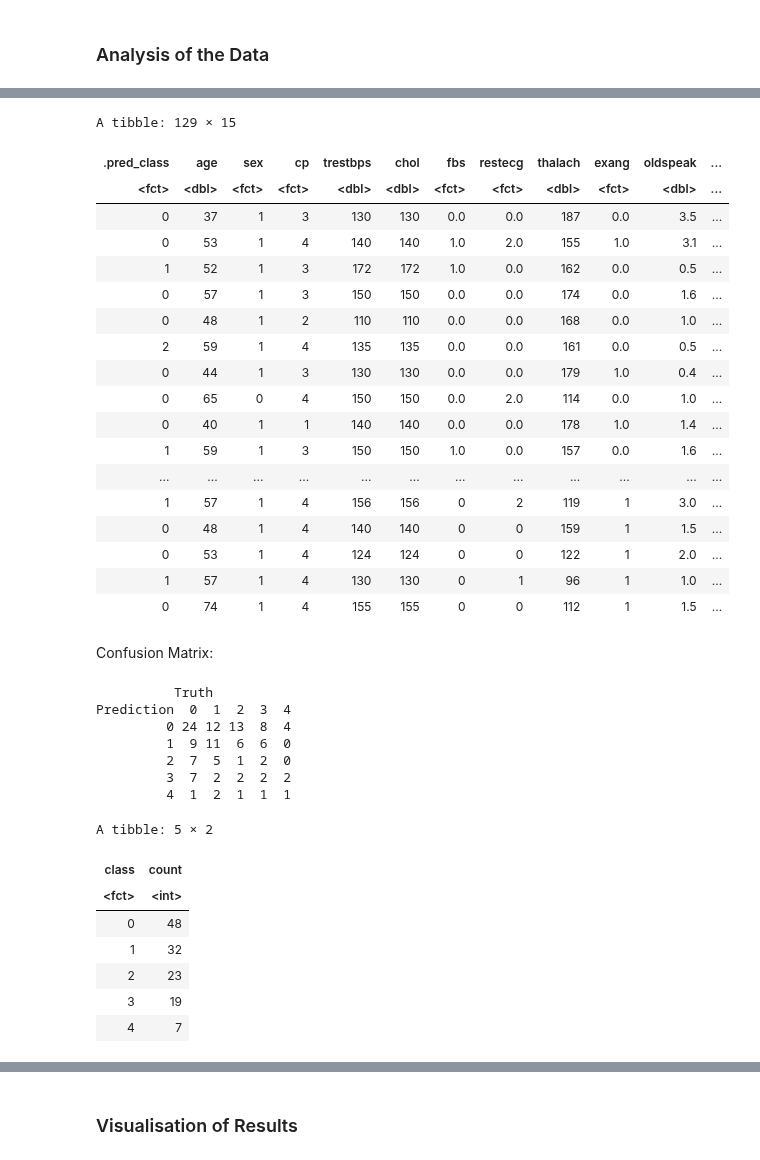
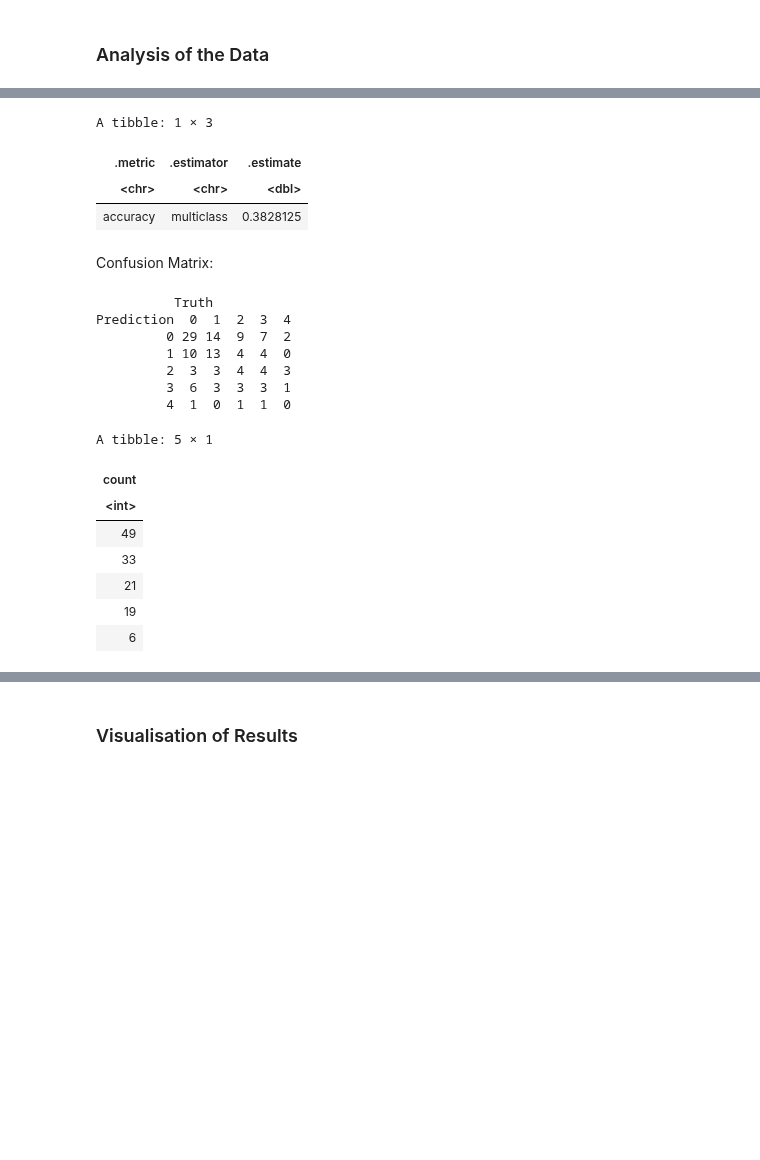
Before and after one commit to sachit-sharma/dsci-100-group-project-group53, a Jupyter notebook: project_report.ipynb, the cells around one changed output, grey strips where cells are left out. Saved outputs shown, nothing was run; the diff lists cells and outputs as text; code cells hidden in the pictures; blank space fills up the shorter version.

```diff
--- a/project_report.ipynb
+++ b/project_report.ipynb
@@ -385,12 +366,11 @@ fs_plot
 # %%
-#Data Preprocessing
 
 #Creating 5 folds for cross validations
 heart_disease_vfold <- vfold_cv(heart_disease_train, v = 5, strata = class)
 
 #Creating the recipe and performing centering, scaling and upsampling.
 
-heart_disease_recipe <- recipe(class ~ trestbps + chol + trestbps + age, data = heart_disease_train) |>
+heart_disease_recipe <- recipe(class ~ thalach + chol + oldspeak + slope, data = heart_disease_train) |>
                         step_center(all_predictors()) |>
                         step_scale(all_predictors())
 
@@ -401,7 +381,7 @@ knn_spec <- nearest_neighbor(weight_func = "rectangular", neighbors = tune()) |>
             set_mode("classification")
 
 #Creating a data frame for k values
-k_vals <- tibble(neighbors = seq(from = 1, to = 15, by = 1))
+k_vals <- tibble(neighbors = seq(from = 1, to = 20, by = 2))
 heart_disease_recipe
 knn_spec
 # %% [output]
@@ -483,7 +441,0 @@ List of 1
-# %%
-#Finding the best k
-best_k <- knn_results  |>
-          arrange(mean) |>
-          tail(1) |>
-          pull(neighbors)
-best_k
@@ -492,49 +446,32 @@ best_k
 # %%
 #Retraining the model with best k
 
 knn_spec_best <- nearest_neighbor(weight_func = 'rectangular', neighbors = best_k) |>
                  set_engine("kknn") |>
                  set_mode("classification")
 
 #Creating the workflow and fitting the model to the training dataset
 knn_fit <- workflow() |>
            add_recipe(heart_disease_recipe) |>
            add_model(knn_spec_best) |>
            fit(data = heart_disease_train)
 
 #making the predictions and
 heart_disease_predictions <- knn_fit |>
                              predict(heart_disease_test) |>
                              bind_cols(heart_disease_test)
 
 #computing the accuracy of the classifier
 
-
 accuracy <- heart_disease_predictions |>
             metrics(truth = class, estimate = .pred_class)|>
             filter(.metric == "accuracy")
-
-heart_disease_predictions
+accuracy
 # %% [output]
-A tibble: 129 × 15
+A tibble: 1 × 3
-| .pred_class | age | sex | cp | trestbps | chol | fbs | restecg | thalach | exang | oldspeak | ... |
-| <fct> | <dbl> | <fct> | <fct> | <dbl> | <dbl> | <fct> | <fct> | <dbl> | <fct> | <dbl> | ... |
-| 0 | 37 | 1 | 3 | 130 | 130 | 0.0 | 0.0 | 187 | 0.0 | 3.5 | ... |
-| 0 | 53 | 1 | 4 | 140 | 140 | 1.0 | 2.0 | 155 | 1.0 | 3.1 | ... |
-| 1 | 52 | 1 | 3 | 172 | 172 | 1.0 | 0.0 | 162 | 0.0 | 0.5 | ... |
-| 0 | 57 | 1 | 3 | 150 | 150 | 0.0 | 0.0 | 174 | 0.0 | 1.6 | ... |
-| 0 | 48 | 1 | 2 | 110 | 110 | 0.0 | 0.0 | 168 | 0.0 | 1.0 | ... |
-| 2 | 59 | 1 | 4 | 135 | 135 | 0.0 | 0.0 | 161 | 0.0 | 0.5 | ... |
-| 0 | 44 | 1 | 3 | 130 | 130 | 0.0 | 0.0 | 179 | 1.0 | 0.4 | ... |
-| 0 | 65 | 0 | 4 | 150 | 150 | 0.0 | 2.0 | 114 | 0.0 | 1.0 | ... |
-| 0 | 40 | 1 | 1 | 140 | 140 | 0.0 | 0.0 | 178 | 1.0 | 1.4 | ... |
-| 1 | 59 | 1 | 3 | 150 | 150 | 1.0 | 0.0 | 157 | 0.0 | 1.6 | ... |
-| ... | ... | ... | ... | ... | ... | ... | ... | ... | ... | ... | ... |
-| 1 | 57 | 1 | 4 | 156 | 156 | 0 | 2 | 119 | 1 | 3.0 | ... |
-| 0 | 48 | 1 | 4 | 140 | 140 | 0 | 0 | 159 | 1 | 1.5 | ... |
-| 0 | 53 | 1 | 4 | 124 | 124 | 0 | 0 | 122 | 1 | 2.0 | ... |
-| 1 | 57 | 1 | 4 | 130 | 130 | 0 | 1 | 96 | 1 | 1.0 | ... |
-| 0 | 74 | 1 | 4 | 155 | 155 | 0 | 0 | 112 | 1 | 1.5 | ... |
+| .metric | .estimator | .estimate |
+| <chr> | <chr> | <dbl> |
+| accuracy | multiclass | 0.3828125 |
 # %% [markdown]
 Confusion Matrix:
 # %%
@@ -544,28 +481,22 @@ num_classes <- heart_disease_predictions |>
                group_by(class) |>
                summarize(count = n())
 num_classes
-
-num_0 <- num_classes |> filter(class == 0) |> pull(count)
-num_1 <- num_classes |> filter(class == 1) |> pull(count)
-num_2 <- num_classes |> filter(class == 2) |> pull(count)
-num_3 <- num_classes |> filter(class == 3) |> pull(count)
-num_4 <- num_classes |> filter(class == 4) |> pull(count)
 # %% [output]
           Truth
 Prediction  0  1  2  3  4
-         0 24 12 13  8  4
-         1  9 11  6  6  0
-         2  7  5  1  2  0
-         3  7  2  2  2  2
-         4  1  2  1  1  1
+         0 29 14  9  7  2
+         1 10 13  4  4  0
+         2  3  3  4  4  3
+         3  6  3  3  3  1
+         4  1  0  1  1  0
-A tibble: 5 × 2
+A tibble: 5 × 1
-| class | count |
-| <fct> | <int> |
-| 0 | 48 |
-| 1 | 32 |
-| 2 | 23 |
-| 3 | 19 |
-| 4 | 7 |
+| count |
+| <int> |
+| 49 |
+| 33 |
+| 21 |
+| 19 |
+| 6 |
 # %%
 true_predictions <- heart_disease_predictions |> filter(class == .pred_class)
 
```
Also changed, not shown: parts of 36 cells of this notebook.
